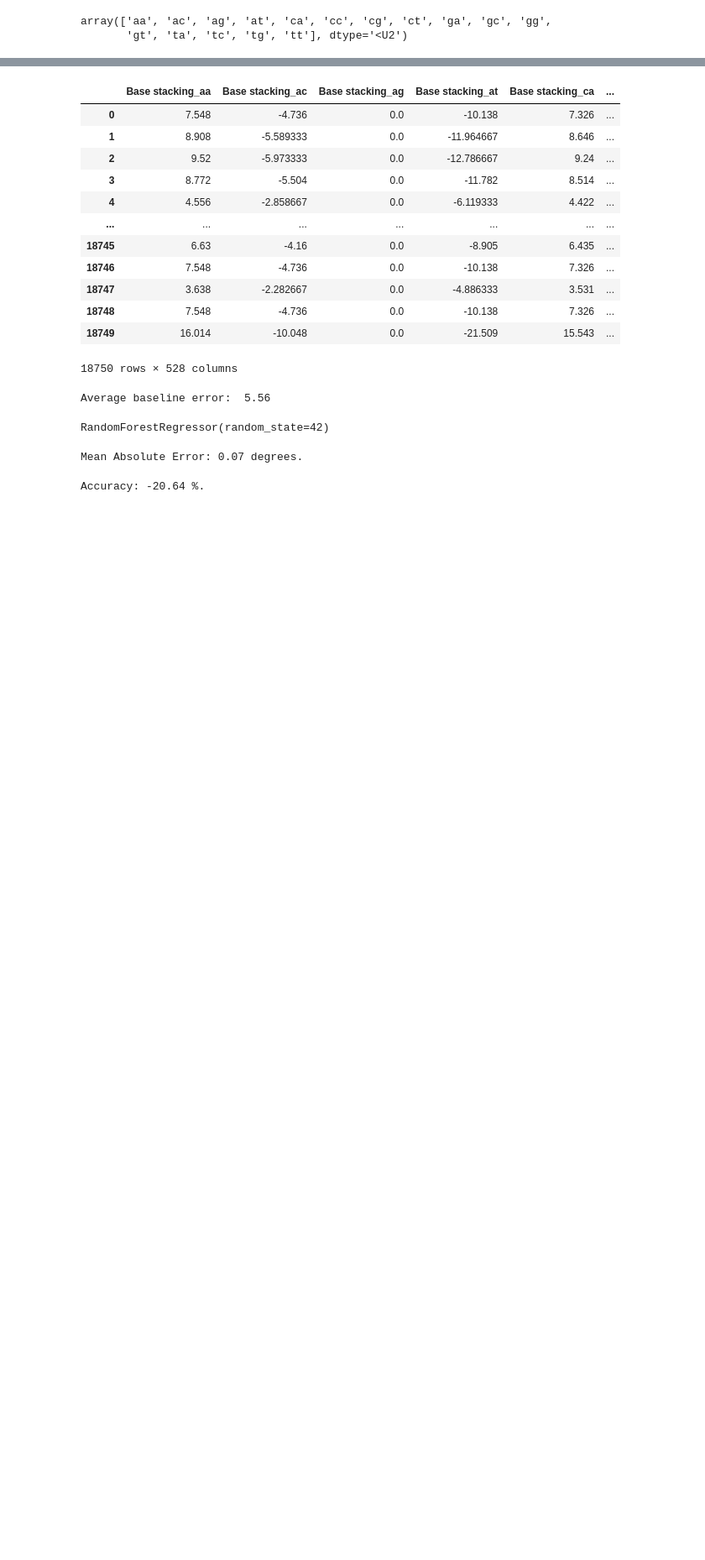
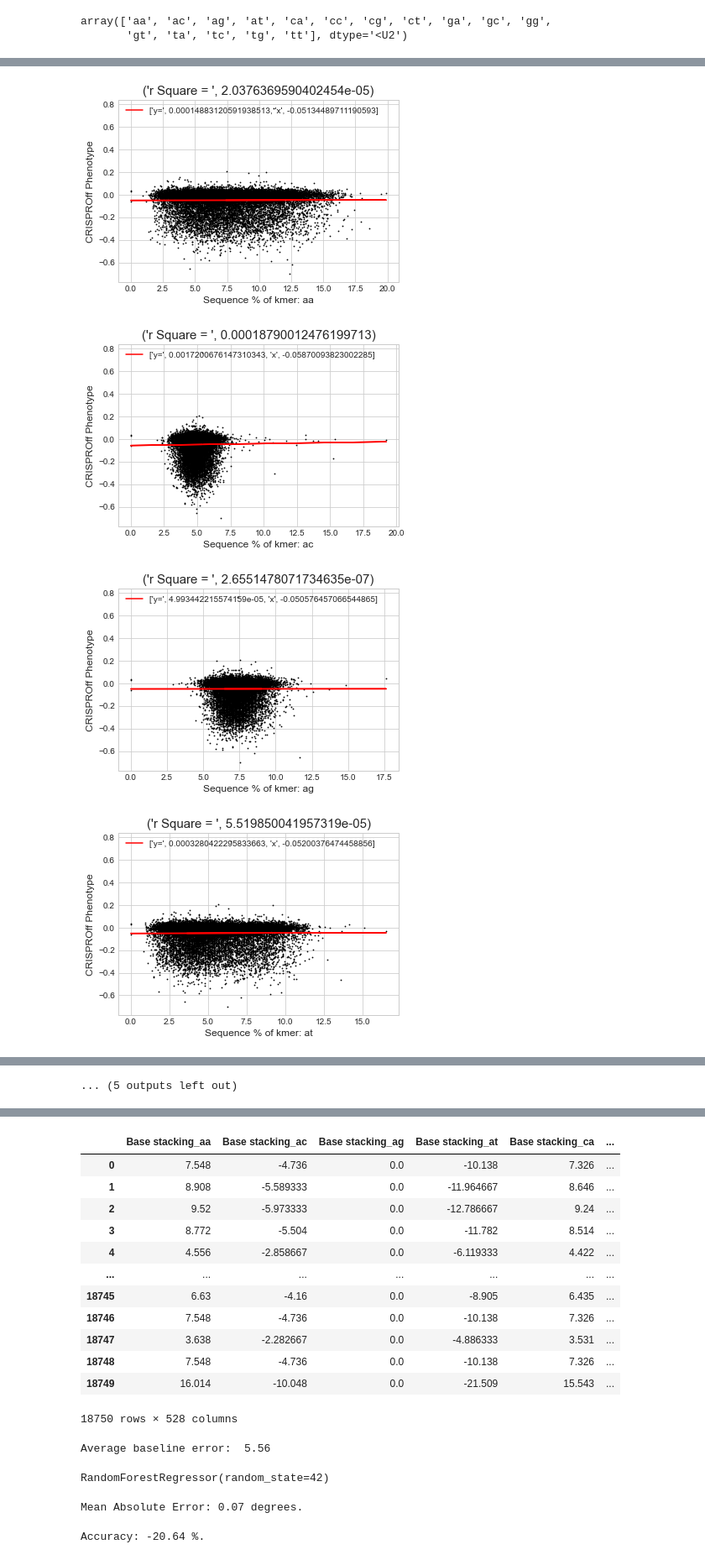
Before and after one commit to sermare/DeepOff, a Jupyter notebook: Random Forest.ipynb, the cells around one changed output, grey strips where cells are left out. Shown at 84% size. Saved outputs shown, nothing was run; the diff lists cells and outputs as text; code cells hidden in the pictures; blank space fills up the shorter version.

```diff
--- a/Random Forest.ipynb
+++ b/Random Forest.ipynb
@@ -126,0 +153,69 @@ array(['aa', 'ac', 'ag', 'at', 'ca', 'cc', 'cg', 'ct', 'ga', 'gc', 'gg',
+# %%
+cp['CRISPRoff_average'] = df['CRISPRoff_average']
+# %%
+from sklearn.linear_model import LinearRegression
+
+cycles = 0
+r = 0
+best = 'lol'
+r_sq = 0
+
+import plotly.io as pio
+import plotly.express as px
+import plotly.offline as py
+
+# fig = px.scatter(df, x="sepal_width", y="sepal_length", color="species", size="sepal_length")
+# fig
+
+for i in cp.columns[:]:
+    try:
+
+        regression_data = cp[['CRISPRoff_average',i]].dropna()
+
+        x =  np.array(regression_data[i].astype('float32')).reshape((-1,1))
+        y =  np.array(regression_data.CRISPRoff_average)
+
+        model = LinearRegression()
+        model.fit(x,y)
+        model = LinearRegression().fit(x,y)
+
+        #Step 4: Get results
+
+#Once you have your model fitted, you can get the results to check whether the model works satisfactorily and interpret it.
+#You can obtain the coefficient of determination (𝑅²) with .score() called on model:
+
+        r_sq = model.score(x, y)
+
+#When you’re applying .score(), the arguments are also the predictor x and regressor y, and the return value is 𝑅².
+#The attributes of model are .intercept_, which represents the coefficient, 𝑏₀ and .coef_, which represents 𝑏₁:
+
+        m,b = np.polyfit(np.array(regression_data[i].astype('float32')),y,1)
+
+        # if r_sq > r:
+        r = r_sq
+
+        # fig = px.scatter(cp, x= i , y="CRISPRoff_average")
+        # fig.show()
+
+
+        plt.title(('r Square = ', r_sq), size = 15)
+        plt.ylabel('CRISPROff Phenotype', size = 12)
+        plt.xlabel('Sequence % of kmer: '+ i, size = 12)
+        plt.scatter(x=cp[i], y=cp.CRISPRoff_average, c = 'black', s = 0.6)
+
+        plt.plot(x, m*x + b, '-r', label = ['y=', m,'x',b])
+        plt.legend(loc='upper left')
+        plt.show()
+        # else:
+        #     r_sq = r_sq
+
+
+    except:
+        #continue
+        print('problem with', i )
+       # print(len(x), len(y))
+# %% [output]
+[figure, added]
+[figure, added]
+[figure, added]
+[figure, added]
@@ -126,0 +230 @@ array(['aa', 'ac', 'ag', 'at', 'ca', 'cc', 'cg', 'ct', 'ga', 'gc', 'gg',
+... (5 outputs left out)
```
Also changed, not shown: parts of 11 cells of this notebook, 1 other file.
